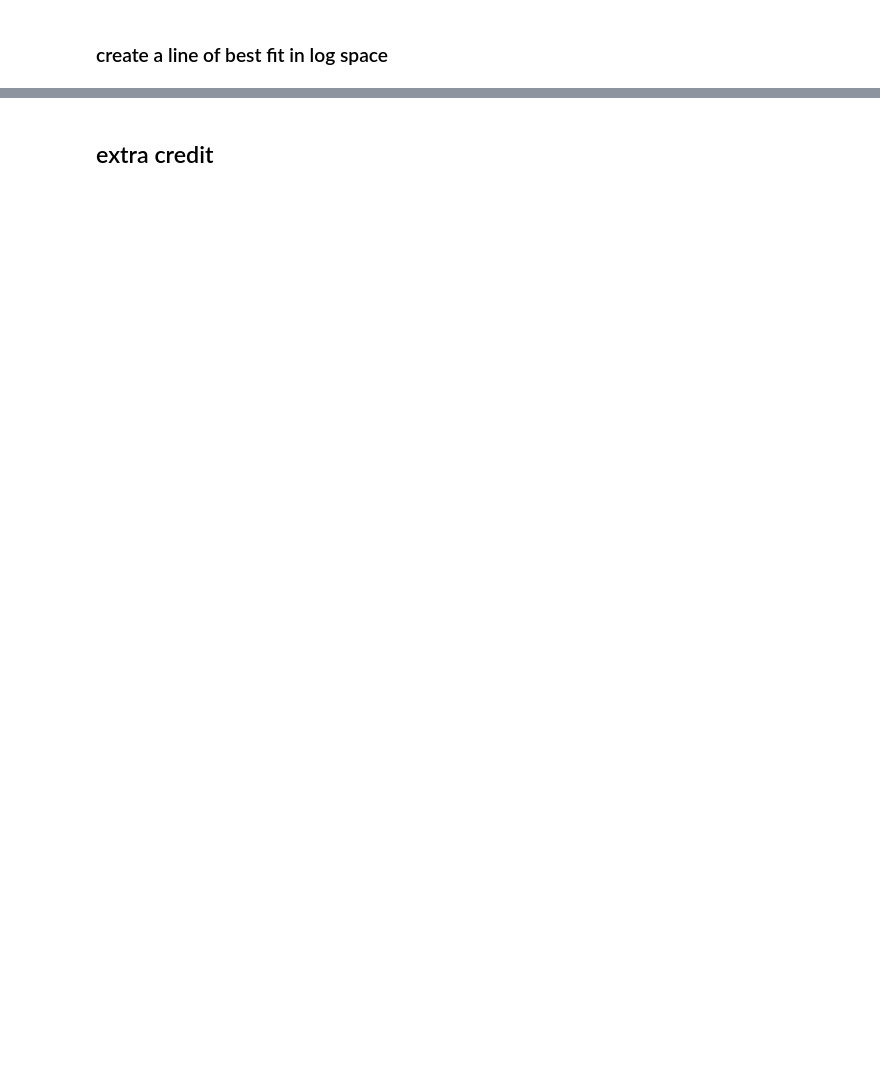
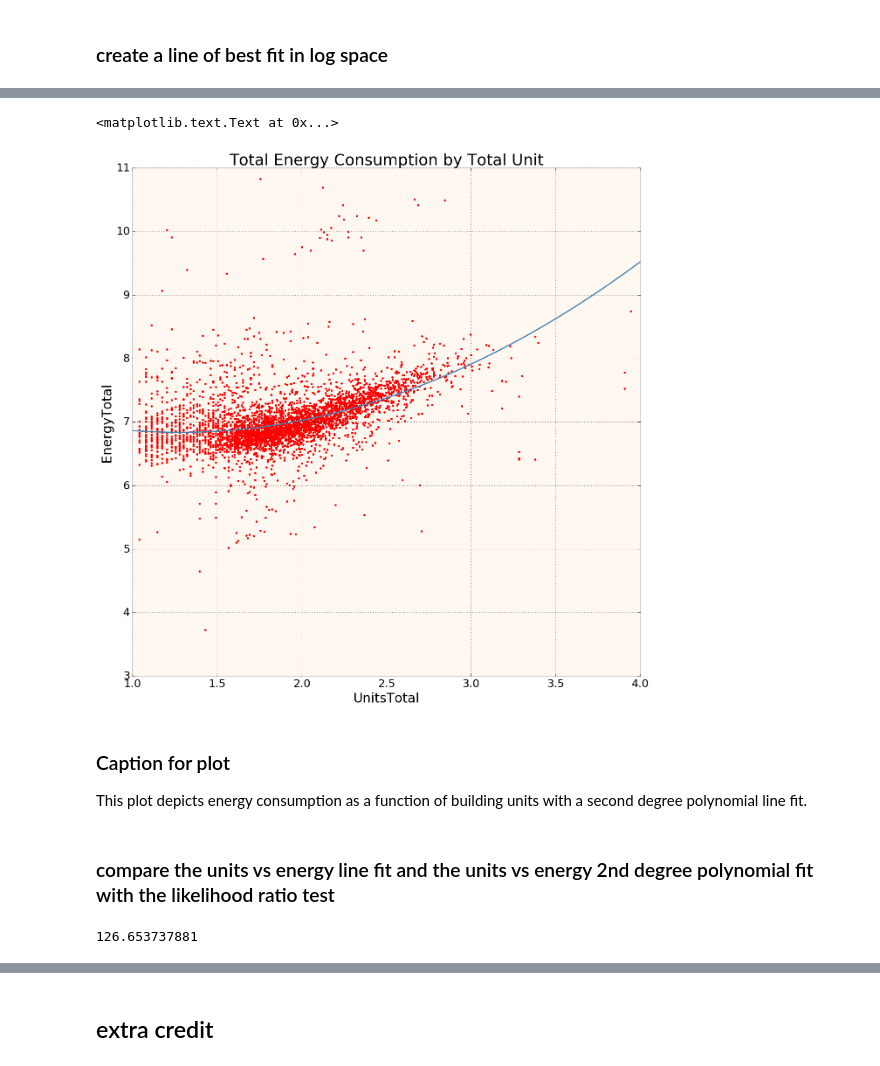
Before and after one commit to kristikorsberg/PUI2016, a Jupyter notebook: HW6_kk3374/HW6_kk3374.ipynb, the cells around one changed output, grey strips where cells are left out. Cells and saved outputs as stored; diff of their text form; code cells hidden in the pictures; blank space fills up the shorter version.

```diff
--- a/HW6_kk3374/HW6_kk3374.ipynb
+++ b/HW6_kk3374/HW6_kk3374.ipynb
@@ -302,0 +302,8 @@ Name: EnergyTotal, dtype: float64
+# %%
+#energy as a function of units (energy = y and units = x)
+eu_X = sm.add_constant(np.log10(merged['UnitsTotal']))
+eu_obs = []
+for elem in np.log10(merged['UnitsTotal'].dropna()):
+    eu_obs.append(elem)
+eu_pred = linmodel_eu.predict(eu_X)
+eu_error = (np.log10(np.sqrt(linmodel_eu.predict(eu_X))))**2
@@ -302,0 +320,11 @@ Name: EnergyTotal, dtype: float64
+# %%
+#sum of (model - observation)**2 / error**2
+#units as a function of energy (units = y and energy = x)
+y = np.log10(merged['UnitsTotal'])
+ue_X = sm.add_constant(np.log10(merged['EnergyTotal']))
+
+ue_obs = []
+for elem in np.log10(merged['EnergyTotal'].dropna()):
+    ue_obs.append(elem)
+ue_pred = linmodel_ue.predict(ue_X)
+ue_error = (np.log10(linmodel_ue.predict(ue_X)))**2
@@ -314,0 +345,9 @@ Name: EnergyTotal, dtype: float64
+# %%
+#create array of y values where y = energy consumed
+eu_results = []
+for elem in np.log10(merged['EnergyTotal']):
+    eu_results.append(elem)
+# %%
+eu_obs = []
+for elem in np.log10(merged['UnitsTotal'].dropna()):
+    eu_obs.append(elem)
@@ -314,0 +379,20 @@ Name: EnergyTotal, dtype: float64
+# %%
+#helpful poly fit notes: http://stackoverflow.com/questions/18767523/fitting-data-with-numpy
+xp = np.linspace(1, 4, 100)
+coefs = np.polyfit(eu_obs, eu_results, 2)
+fit = np.poly1d(coefs)
+
+pl.figure(figsize=(15,15))
+pl.plot(np.log10(merged['UnitsTotal']), np.log10(merged['EnergyTotal']), 'r.')
+pl.plot(xp, fit(xp))
+pl.ylabel("EnergyTotal")
+pl.xlabel("UnitsTotal")
+pl.title("Total Energy Consumption by Total Unit")
+# %% [output]
+<matplotlib.text.Text at 0x...>
+[figure, added]
+# %% [markdown]
+### Caption for plot
+This plot depicts energy consumption as a function of building units with a second degree polynomial line fit.
+# %% [markdown]
+### compare the units vs energy line fit and the units vs energy 2nd degree polynomial fit with the likelihood ratio test
@@ -314,0 +401,6 @@ Name: EnergyTotal, dtype: float64
+# %%
+#this is the opposite sign of the value below
+LR = -2 * (results_2.llf - poly_units_energy.llf)
+print(LR)
+# %% [output]
+126.653737881
```
Also changed, not shown: parts of 56 cells of this notebook.
